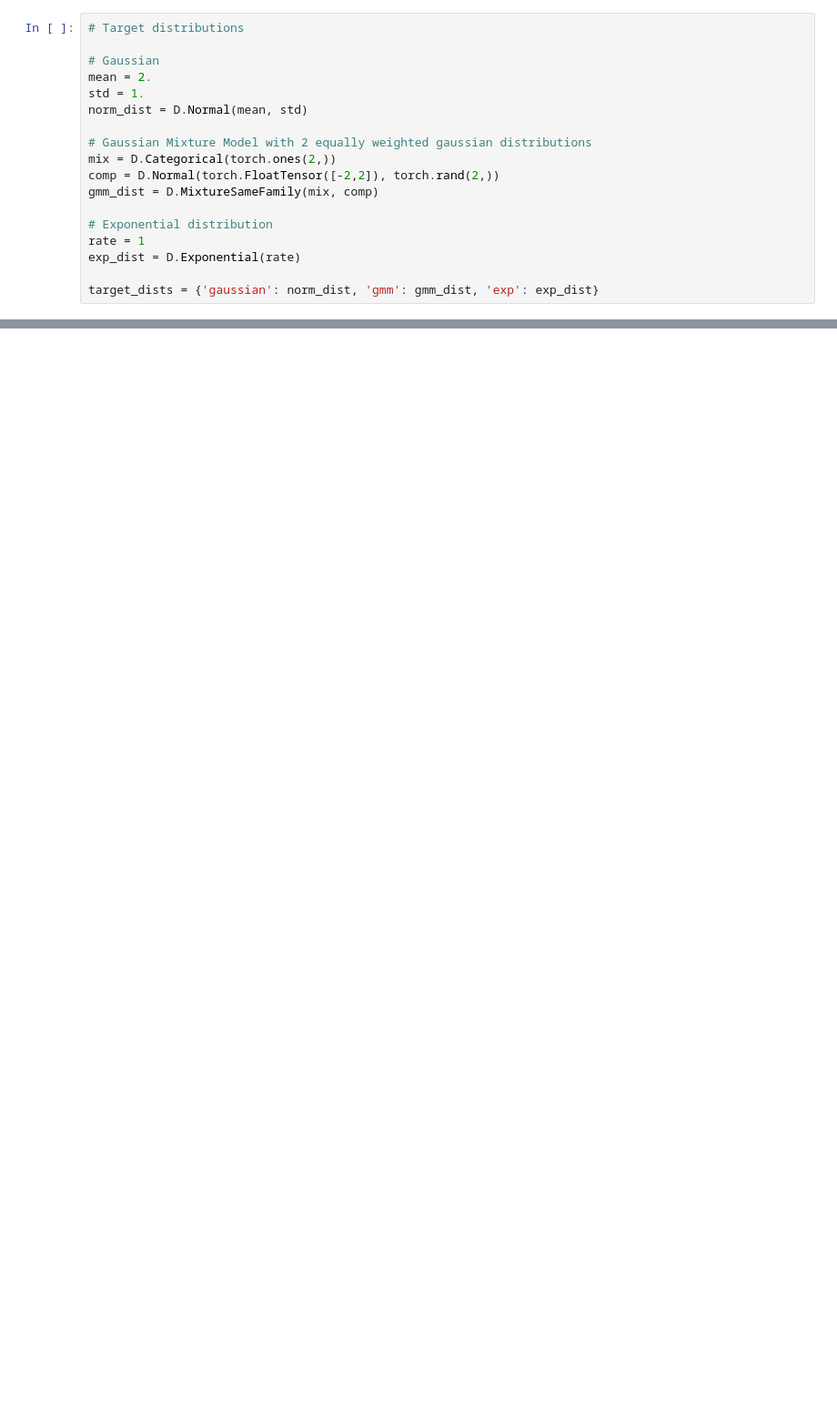
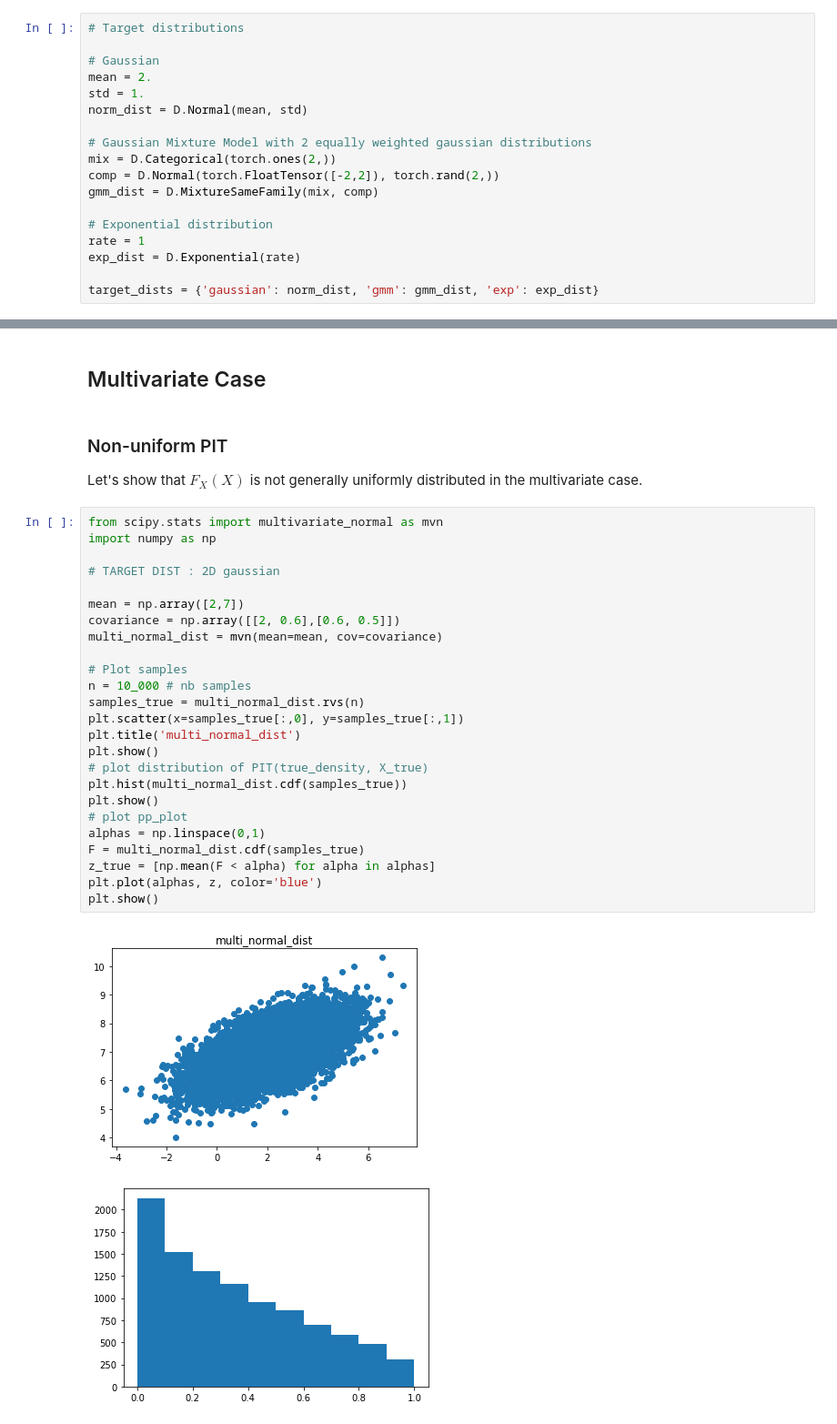
Before and after one commit to JuliaLinhart/valDiags_flows, a Jupyter notebook: PIT_for_Flows.ipynb, the cells around one changed output, grey strips where cells are left out. Shown at 91% size. Cells and saved outputs as stored; diff of their text form; blank space fills up the shorter version.

Commit message:
multivariate case example and thoughts

```diff
--- a/PIT_for_Flows.ipynb
+++ b/PIT_for_Flows.ipynb
@@ -77,0 +147,33 @@ PP_plot_1D(target_dist, x_samples_test, flow=nsf) #PP
+# %% [markdown]
+## Multivariate Case
+# %% [markdown]
+### Non-uniform PIT
+Let's show that $F_X(X)$ is not generally uniformly distributed in the multivariate case.
+# %%
+from scipy.stats import multivariate_normal as mvn
+import numpy as np
+
+# TARGET DIST : 2D gaussian
+
+mean = np.array([2,7])
+covariance = np.array([[2, 0.6],[0.6, 0.5]])
+multi_normal_dist = mvn(mean=mean, cov=covariance)
+
+# Plot samples
+n = 10_000 # nb samples
+samples_true = multi_normal_dist.rvs(n)
+plt.scatter(x=samples_true[:,0], y=samples_true[:,1])
+plt.title('multi_normal_dist')
+plt.show()
+# plot distribution of PIT(true_density, X_true)
+plt.hist(multi_normal_dist.cdf(samples_true))
+plt.show()
+# plot pp_plot
+alphas = np.linspace(0,1)
+F = multi_normal_dist.cdf(samples_true)
+z_true = [np.mean(F < alpha) for alpha in alphas]
+plt.plot(alphas, z, color='blue')
+plt.show()
+# %% [output]
+[figure, added]
+[figure, added]
```
Also changed, not shown: parts of 21 cells of this notebook, 1 other file.
